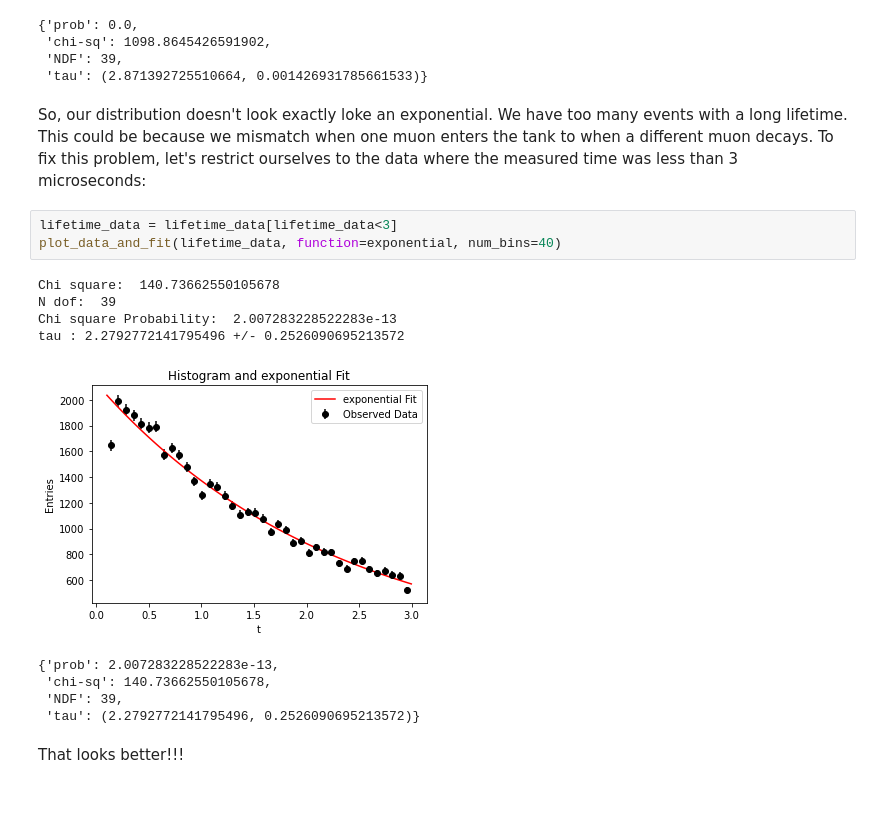
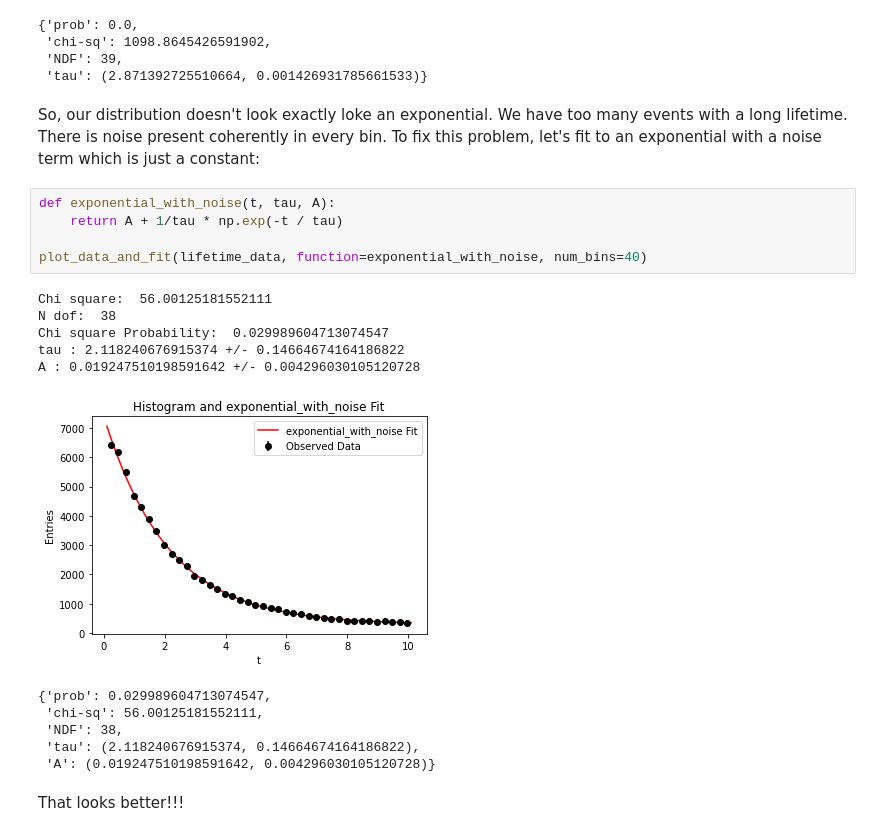
Before and after one commit to kmnelson/michigan-math-science-scolars, a Jupyter notebook: notebooks/DataAnalysisSolutions.ipynb, the cells around one changed output. Drawn from its saved outputs; the diff is of its cells as text; blank space fills up the shorter version.

Commit message:
Use noise floor

```diff
--- a/notebooks/DataAnalysisSolutions.ipynb
+++ b/notebooks/DataAnalysisSolutions.ipynb
@@ -304,20 +304,24 @@ tau : 2.871392725510664 +/- 0.001426931785661533
  'NDF': 39,
  'tau': (2.871392725510664, 0.001426931785661533)}
 # %% [markdown]
-So, our distribution doesn't look exactly loke an exponential.  We have too many events with a long lifetime.  This could be because we mismatch when one muon enters the tank to when a different muon decays.  To fix this problem, let's restrict ourselves to the data where the measured time was less than 3 microseconds:
+So, our distribution doesn't look exactly loke an exponential.  We have too many events with a long lifetime.  There is noise present coherently in every bin.  To fix this problem, let's fit to an exponential with a noise term which is just a constant:
 # %%
-lifetime_data = lifetime_data[lifetime_data<3]
-plot_data_and_fit(lifetime_data, function=exponential, num_bins=40)
+def exponential_with_noise(t, tau, A):
+    return A + 1/tau * np.exp(-t / tau)
+
+plot_data_and_fit(lifetime_data, function=exponential_with_noise, num_bins=40)
 # %% [output]
-Chi square:  140.73662550105678
-N dof:  39
-Chi square Probability:  2.007283228522283e-13
-tau : 2.2792772141795496 +/- 0.2526090695213572
+Chi square:  56.00125181552111
+N dof:  38
+Chi square Probability:  0.029989604713074547
+tau : 2.118240676915374 +/- 0.14664674164186822
+A : 0.019247510198591642 +/- 0.004296030105120728
-[figure, old version]
+[figure, new version]
-{'prob': 2.007283228522283e-13,
- 'chi-sq': 140.73662550105678,
- 'NDF': 39,
- 'tau': (2.2792772141795496, 0.2526090695213572)}
+{'prob': 0.029989604713074547,
+ 'chi-sq': 56.00125181552111,
+ 'NDF': 38,
+ 'tau': (2.118240676915374, 0.14664674164186822),
+ 'A': (0.019247510198591642, 0.004296030105120728)}
 # %% [markdown]
 That looks better!!!
 # %% [markdown]
```
Also changed, not shown: parts of 6 cells of this notebook, 1 other file.
